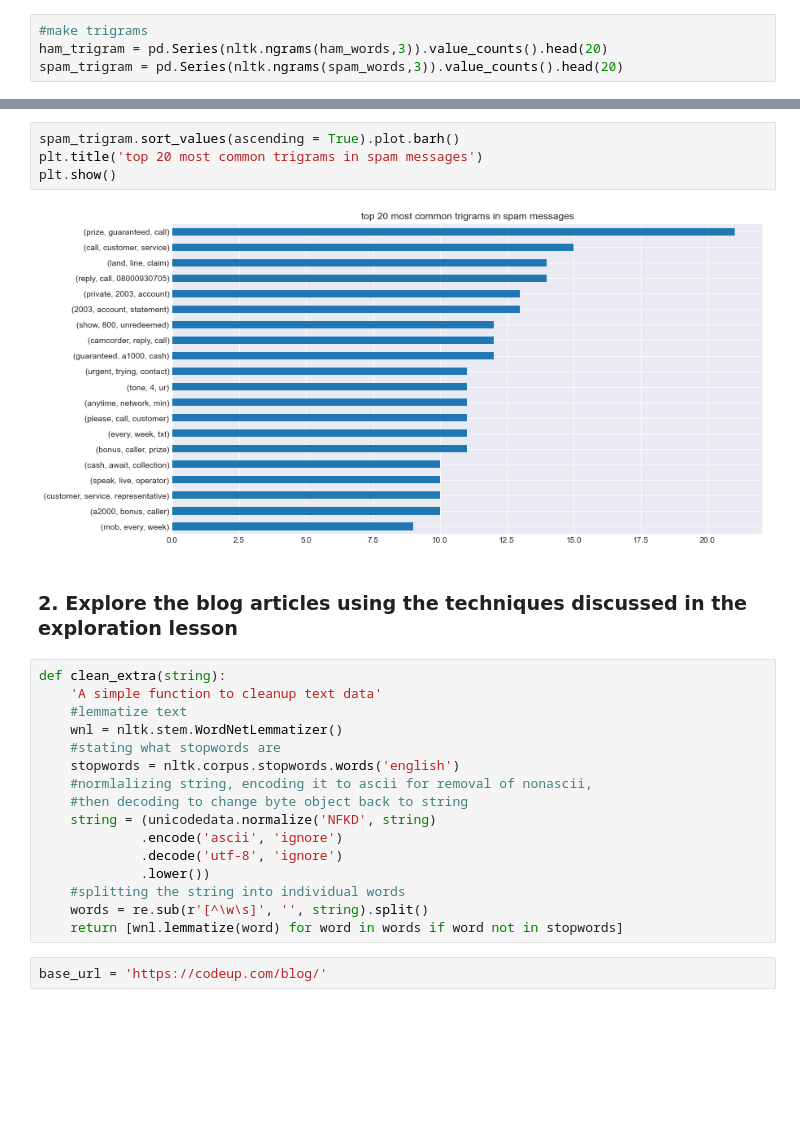
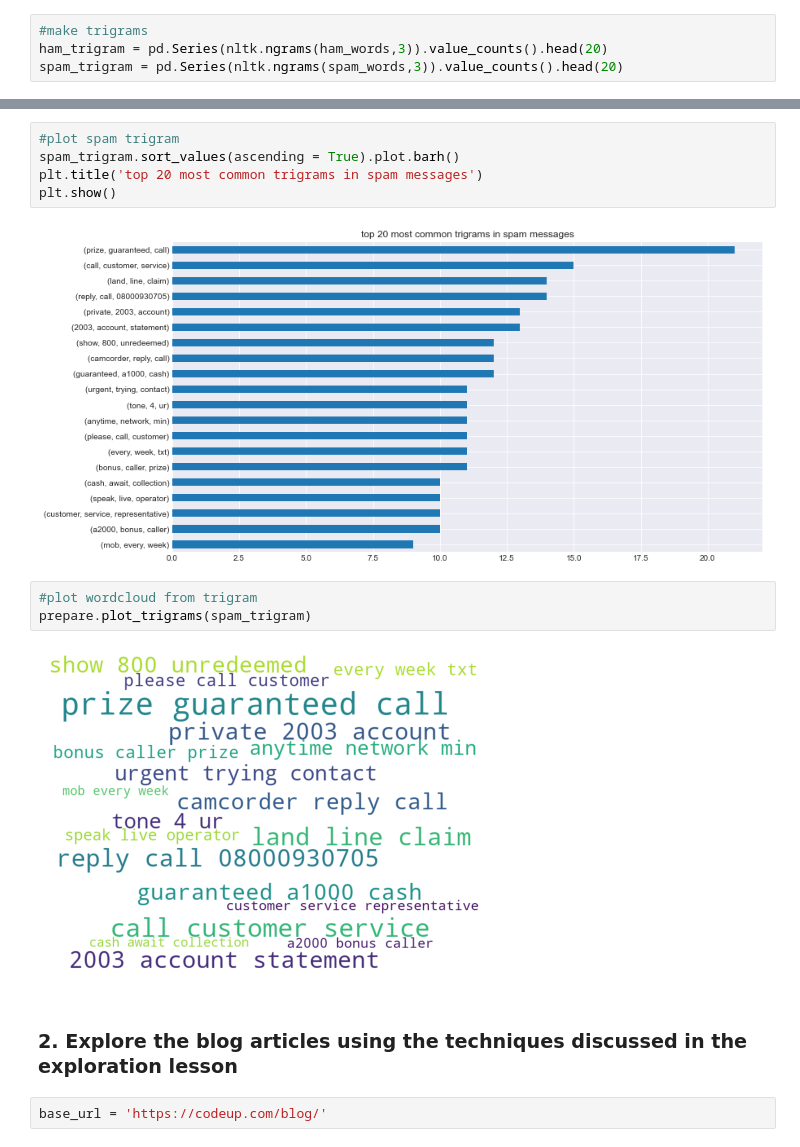
Before and after one commit to rajeshlamichhane04/natural-language-processing-exercises, a Jupyter notebook: explore.ipynb, the cells around one changed output, grey strips where cells are left out. Cells and saved outputs as stored; diff of their text form; blank space fills up the shorter version.

```diff
--- a/explore.ipynb
+++ b/explore.ipynb
@@ -181,27 +210,17 @@ plt.show()
 # %%
+#plot spam trigram
 spam_trigram.sort_values(ascending = True).plot.barh()
 plt.title('top 20 most common trigrams in spam messages')
 plt.show()
 # %% [output]
 [figure]
+# %%
+#plot wordcloud from trigram
+prepare.plot_trigrams(spam_trigram)
+# %% [output]
+[figure, added]
 # %% [markdown]
 ### 2. Explore the blog articles using the techniques discussed in the exploration lesson
-# %%
-def clean_extra(string):
-    'A simple function to cleanup text data'
-    #lemmatize text
-    wnl = nltk.stem.WordNetLemmatizer()
-    #stating what stopwords are
-    stopwords = nltk.corpus.stopwords.words('english')
-    #normlalizing string, encoding it to ascii for removal of nonascii,
-    #then decoding to change byte object back to string
-    string = (unicodedata.normalize('NFKD', string)
-             .encode('ascii', 'ignore')
-             .decode('utf-8', 'ignore')
-             .lower())
-    #splitting the string into individual words
-    words = re.sub(r'[^\w\s]', '', string).split()
-    return [wnl.lemmatize(word) for word in words if word not in stopwords]
 # %%
 base_url = 'https://codeup.com/blog/'
 # %%
```
Also changed, not shown: parts of 33 cells of this notebook.
